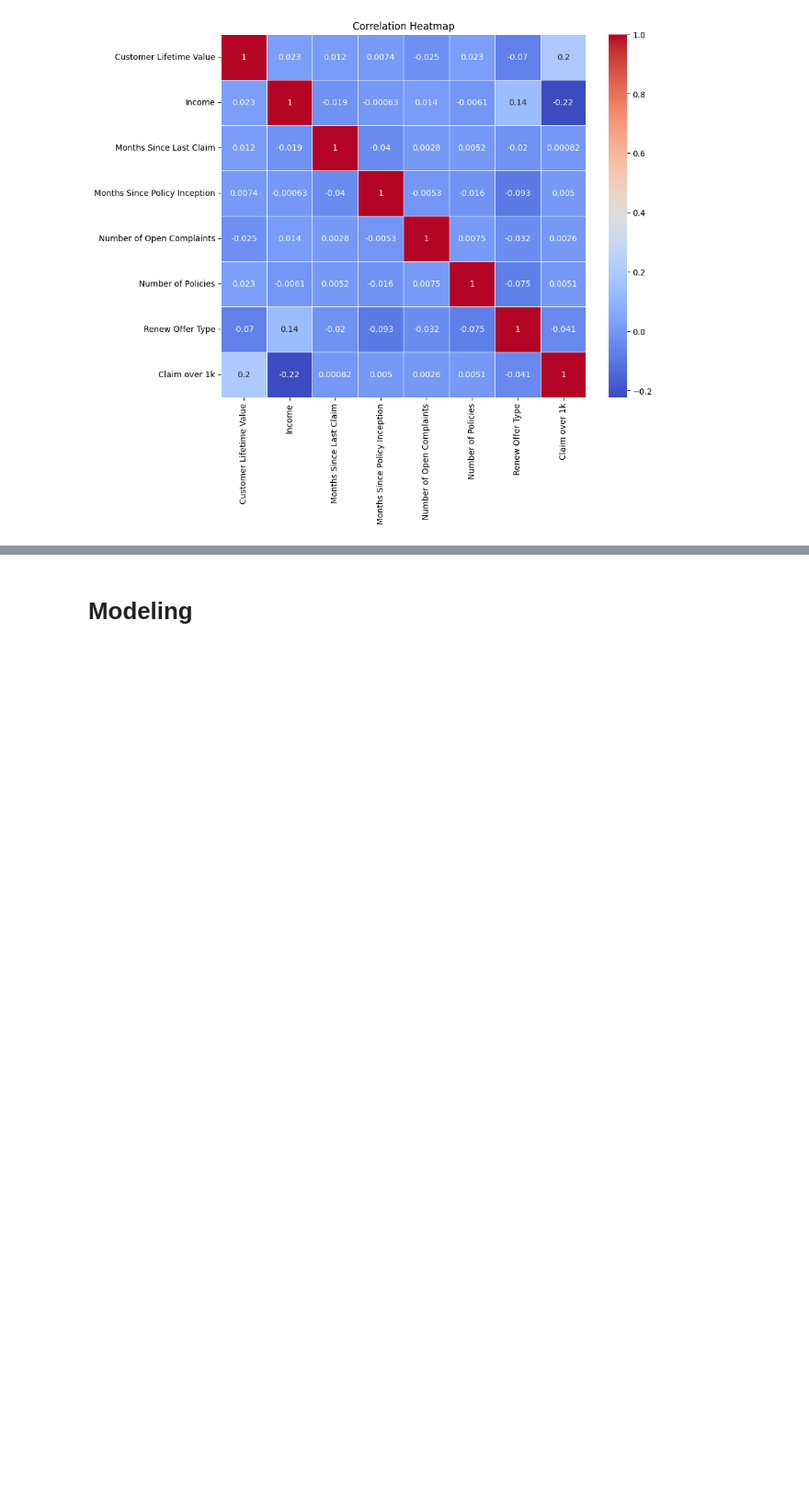
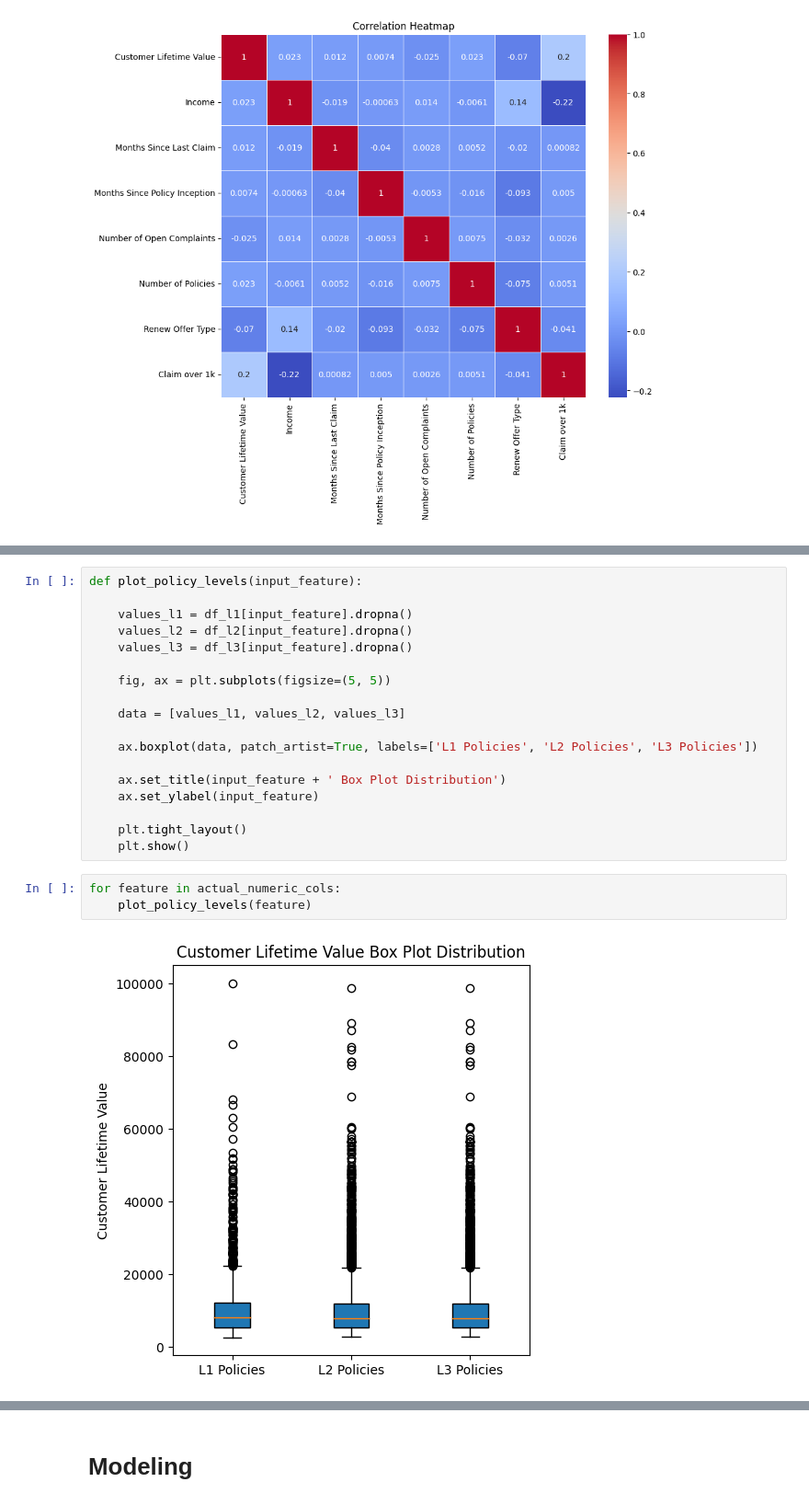
Before and after one commit to quangbui04/asna, a Jupyter notebook: asna-hackathon.ipynb, the cells around one changed output, grey strips where cells are left out. Shown at 92% size. Drawn from its saved outputs; the diff is of its cells as text; blank space fills up the shorter version.

```diff
--- a/asna-hackathon.ipynb
+++ b/asna-hackathon.ipynb
@@ -253,0 +358,23 @@ plt.show()
+# %%
+def plot_policy_levels(input_feature):
+
+    values_l1 = df_l1[input_feature].dropna()
+    values_l2 = df_l2[input_feature].dropna()
+    values_l3 = df_l3[input_feature].dropna()
+
+    fig, ax = plt.subplots(figsize=(5, 5))
+
+    data = [values_l1, values_l2, values_l3]
+
+    ax.boxplot(data, patch_artist=True, labels=['L1 Policies', 'L2 Policies', 'L3 Policies'])
+
+    ax.set_title(input_feature + ' Box Plot Distribution')
+    ax.set_ylabel(input_feature)
+
+    plt.tight_layout()
+    plt.show()
+# %%
+for feature in actual_numeric_cols:
+    plot_policy_levels(feature)
+# %% [output]
+[figure, added]
```
Also changed, not shown: parts of 53 cells of this notebook.
